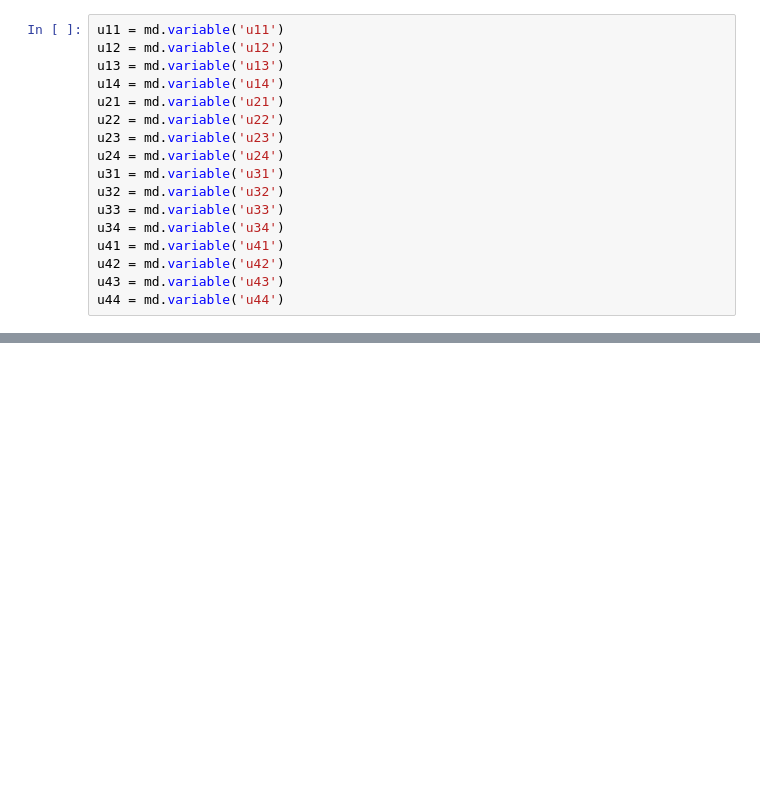
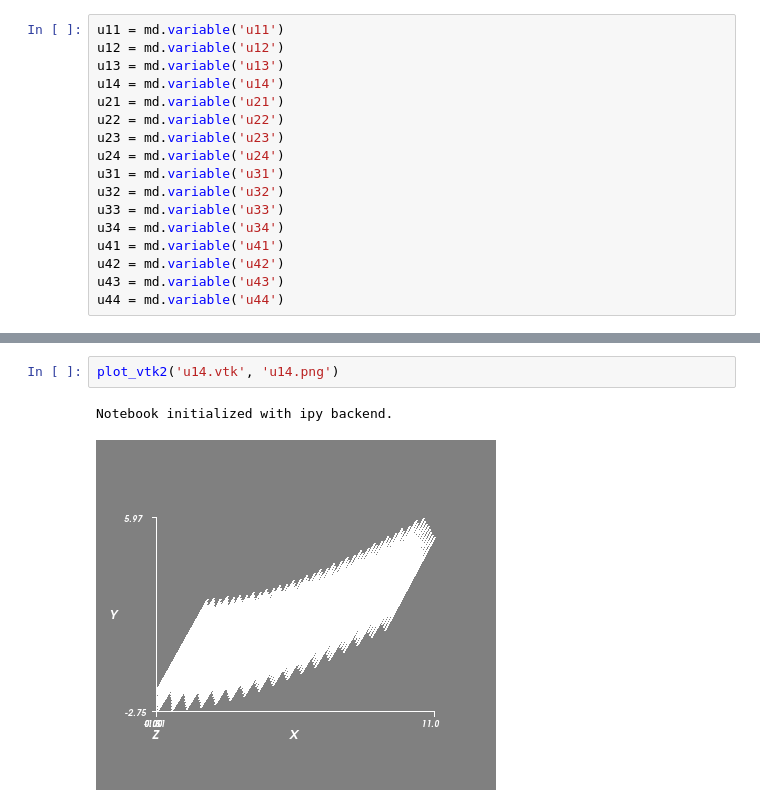
Before and after one commit to tkoyama010/getfem-binder, a Jupyter notebook: index.ipynb, the cells around one changed output, grey strips where cells are left out. Drawn from its saved outputs; the diff is of its cells as text; blank space fills up the shorter version.

```diff
--- a/index.ipynb
+++ b/index.ipynb
@@ -369,0 +402,5 @@ mfu44.export_to_vtk('u44.vtk', mfu44, u44, 'u44')
+# %%
+plot_vtk2('u14.vtk', 'u14.png')
+# %% [output]
+Notebook initialized with ipy backend.
+[figure, added]
```
Also changed, not shown: parts of 18 cells of this notebook.
